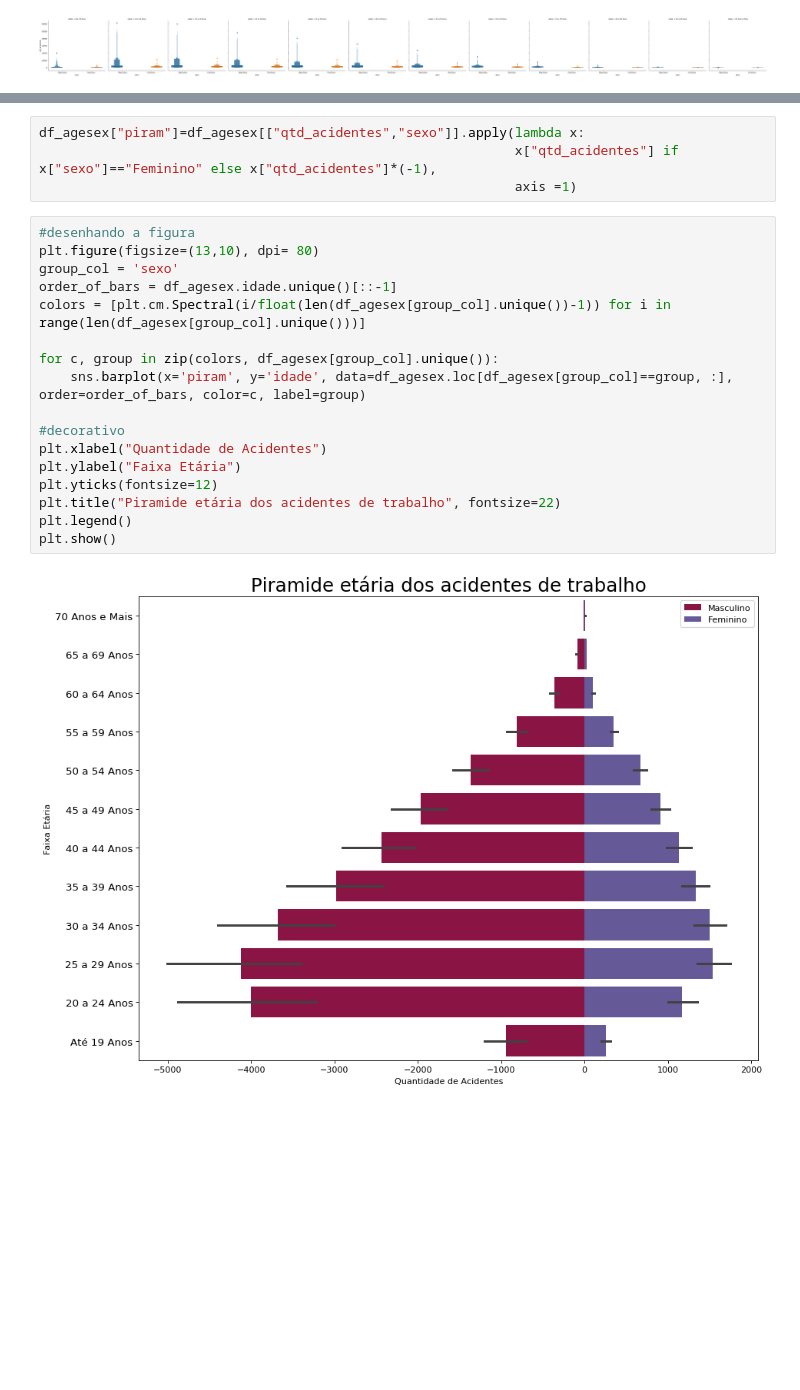
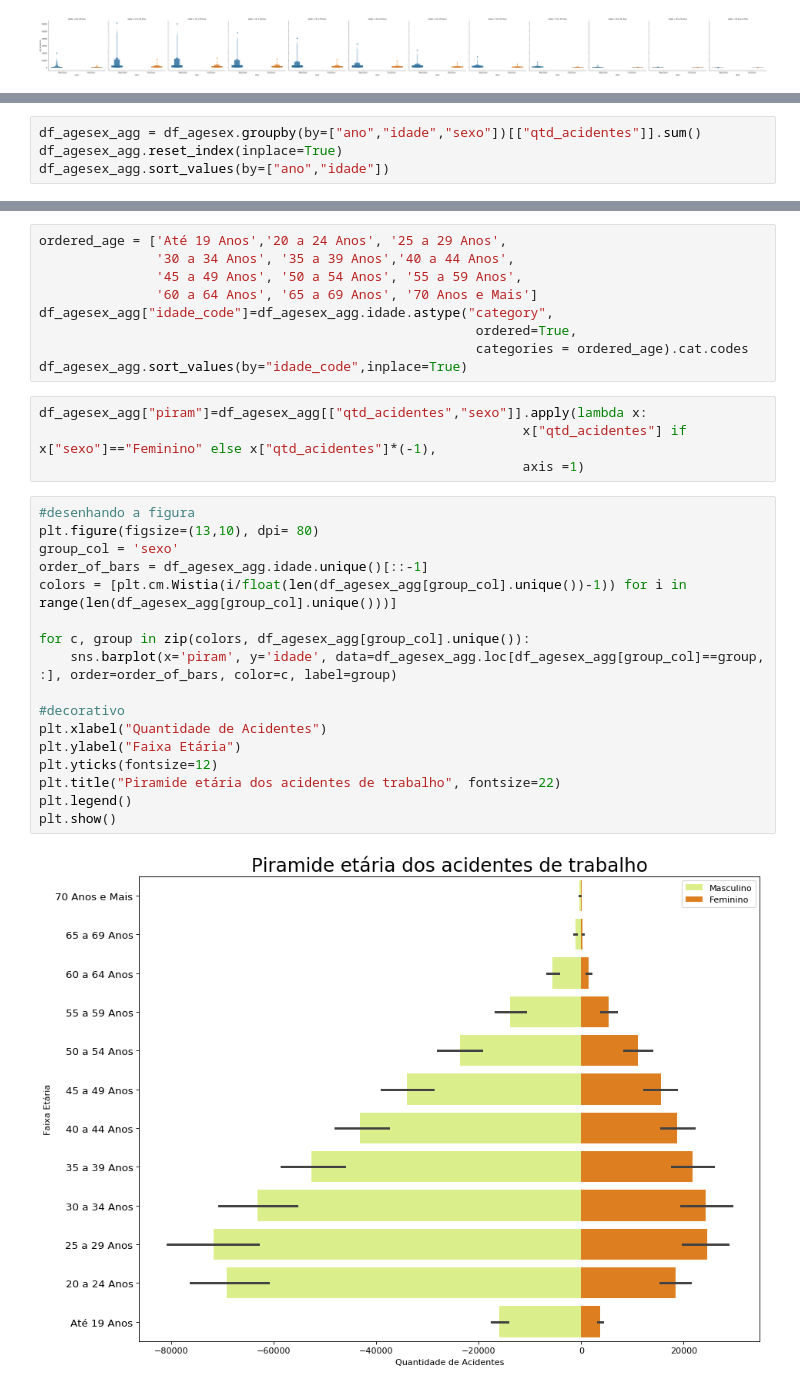
Before and after one commit to lorransr/CAT, a Jupyter notebook: Acidentes_de_Trabalho.ipynb, the cells around one changed output, grey strips where cells are left out. Cells and saved outputs as stored; diff of their text form; blank space fills up the shorter version.

```diff
--- a/Acidentes_de_Trabalho.ipynb
+++ b/Acidentes_de_Trabalho.ipynb
@@ -627,0 +629,4 @@ AttributeError: ignored
+# %%
+df_agesex_agg = df_agesex.groupby(by=["ano","idade","sexo"])[["qtd_acidentes"]].sum()
+df_agesex_agg.reset_index(inplace=True)
+df_agesex_agg.sort_values(by=["ano","idade"])
@@ -628,23 +647,32 @@ AttributeError: ignored
+# %%
+ordered_age = ['Até 19 Anos','20 a 24 Anos', '25 a 29 Anos',
+               '30 a 34 Anos', '35 a 39 Anos','40 a 44 Anos',
+               '45 a 49 Anos', '50 a 54 Anos', '55 a 59 Anos',
+               '60 a 64 Anos', '65 a 69 Anos', '70 Anos e Mais']
+df_agesex_agg["idade_code"]=df_agesex_agg.idade.astype("category",
+                                                        ordered=True,
+                                                        categories = ordered_age).cat.codes
+df_agesex_agg.sort_values(by="idade_code",inplace=True)
 # %%
-df_agesex["piram"]=df_agesex[["qtd_acidentes","sexo"]].apply(lambda x:
-                                                             x["qtd_acidentes"] if x["sexo"]=="Feminino" else x["qtd_acidentes"]*(-1),
-                                                             axis =1)
+df_agesex_agg["piram"]=df_agesex_agg[["qtd_acidentes","sexo"]].apply(lambda x:
+                                                              x["qtd_acidentes"] if x["sexo"]=="Feminino" else x["qtd_acidentes"]*(-1),
+                                                              axis =1)
 # %%
 #desenhando a figura
 plt.figure(figsize=(13,10), dpi= 80)
 group_col = 'sexo'
-order_of_bars = df_agesex.idade.unique()[::-1]
-colors = [plt.cm.Spectral(i/float(len(df_agesex[group_col].unique())-1)) for i in range(len(df_agesex[group_col].unique()))]
+order_of_bars = df_agesex_agg.idade.unique()[::-1]
+colors = [plt.cm.Wistia(i/float(len(df_agesex_agg[group_col].unique())-1)) for i in range(len(df_agesex_agg[group_col].unique()))]
 
-for c, group in zip(colors, df_agesex[group_col].unique()):
-    sns.barplot(x='piram', y='idade', data=df_agesex.loc[df_agesex[group_col]==group, :], order=order_of_bars, color=c, label=group)
+for c, group in zip(colors, df_agesex_agg[group_col].unique()):
+    sns.barplot(x='piram', y='idade', data=df_agesex_agg.loc[df_agesex_agg[group_col]==group, :], order=order_of_bars, color=c, label=group)
 
 #decorativo
 plt.xlabel("Quantidade de Acidentes")
 plt.ylabel("Faixa Etária")
 plt.yticks(fontsize=12)
 plt.title("Piramide etária dos acidentes de trabalho", fontsize=22)
 plt.legend()
 plt.show()
 # %% [output]
-[figure, old version]
+[figure, new version]
```
Also changed, not shown: parts of 15 cells of this notebook.
